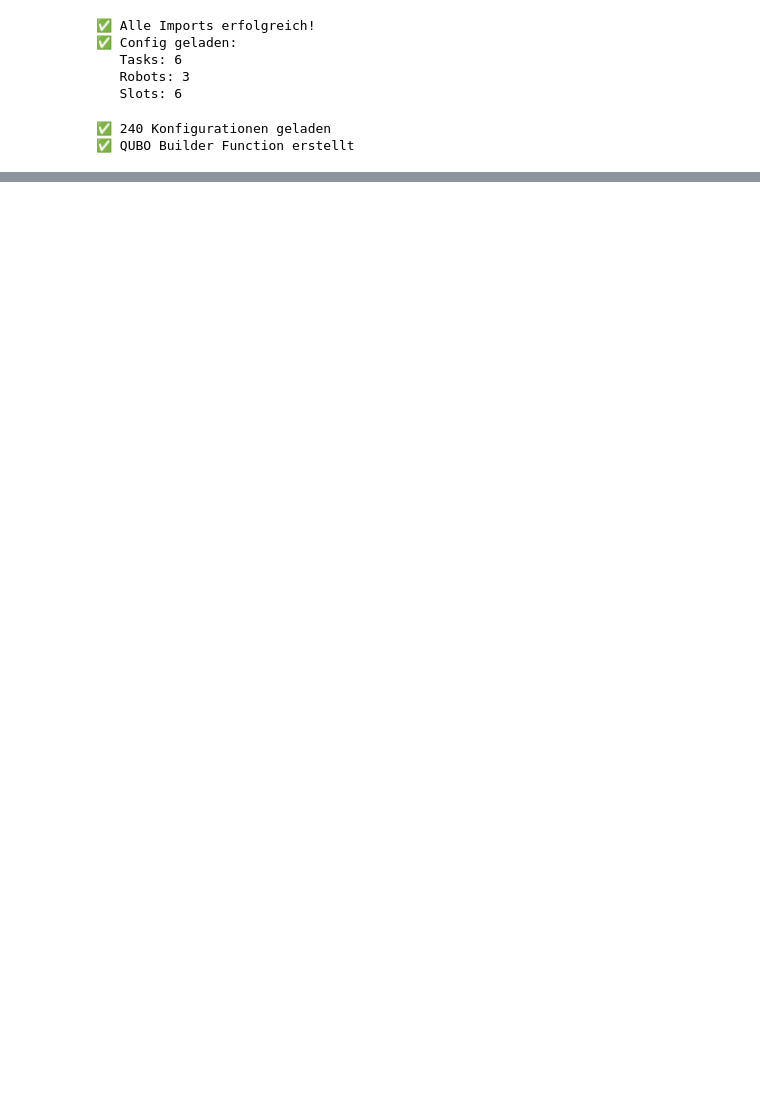
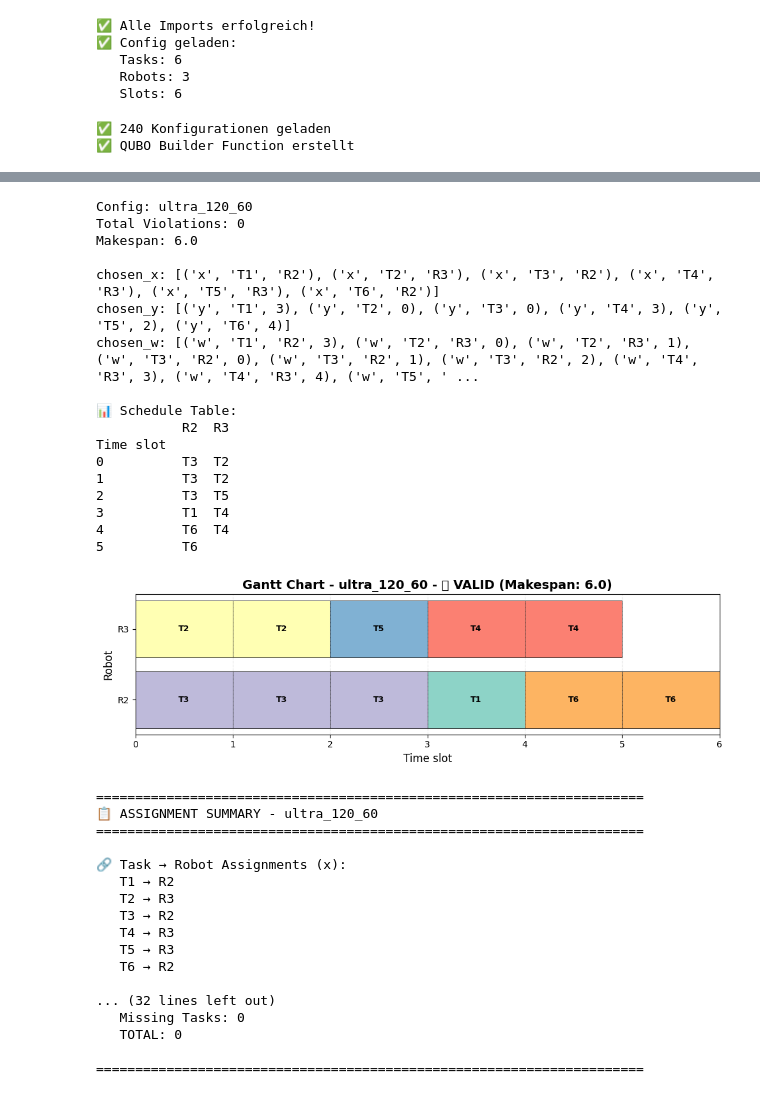
Before and after one commit to Zaponex/quantum_benchmarking, a Jupyter notebook: comparison_lagrange_weight_config.ipynb, the cells around one changed output, grey strips where cells are left out. Cells and saved outputs as stored; diff of their text form; code cells hidden in the pictures; blank space fills up the shorter version.

```diff
--- a/comparison_lagrange_weight_config.ipynb
+++ b/comparison_lagrange_weight_config.ipynb
@@ -2452,7 +2548,7 @@ for _, t, r, z in chosen_w:
 # Draw bars
 for lane, start, dur, label, color in segments:
     ax.barh(lane, dur, left=start, color=color, edgecolor='black', linewidth=0.5)
-    ax.text(start + dur/2, lane, label, va='center', ha='center', fontsize=9, fontweight='bold')
+    ax.text(start + dur/2, lane, label, va='center', ha='center', fontsize=10, fontweight='bold')
 
 ax.set_yticks(list(robot_to_lane.values()), list(robot_to_lane.keys()))
 ax.set_xlabel("Time slot", fontsize=12)
@@ -2482,33 +2578,69 @@ for _, t, r in chosen_x:
     print(f"   {t} → {r}")
 
 print("\n⏰ Task Start Times (y):")
 for _, t, z in chosen_y:
     print(f"   {t} starts at slot {z}")
 
 print("\n📅 Detailed Schedule (w):")
 for r in robots:
     print(f"\n   {r}:")
     for z in slots:
         if schedule[r][z]:
             print(f"      Slot {z}: {', '.join(schedule[r][z])}")
 
 if conflicts:
     print("\n⚠️  CONFLICTS DETECTED:")
     for r, z, ts in conflicts:
         print(f"   {r} at slot {z}: {', '.join(ts)} (OVERLAP!)")
 else:
     print("\n✅ No conflicts detected")
 
 # Violation breakdown
 print(f"\n📊 Violations Breakdown:")
 print(f"   C1 (Assignment): {row['c1_violations']}")
 print(f"   C2 (Single Start): {row['c2_violations']}")
 print(f"   C3 (Capacity): {row['c3_violations']}")
 print(f"   C4 (Precedence): {row['c4_violations']}")
 print(f"   Missing Tasks: {row['missing_tasks']}")
 print(f"   TOTAL: {row['total_violations']}")
 
 print("\n" + "="*70)
+# %% [output]
+Config: ultra_120_60
+Total Violations: 0
+Makespan: 6.0
+
+chosen_x: [('x', 'T1', 'R2'), ('x', 'T2', 'R3'), ('x', 'T3', 'R2'), ('x', 'T4', 'R3'), ('x', 'T5', 'R3'), ('x', 'T6', 'R2')]
+chosen_y: [('y', 'T1', 3), ('y', 'T2', 0), ('y', 'T3', 0), ('y', 'T4', 3), ('y', 'T5', 2), ('y', 'T6', 4)]
+chosen_w: [('w', 'T1', 'R2', 3), ('w', 'T2', 'R3', 0), ('w', 'T2', 'R3', 1), ('w', 'T3', 'R2', 0), ('w', 'T3', 'R2', 1), ('w', 'T3', 'R2', 2), ('w', 'T4', 'R3', 3), ('w', 'T4', 'R3', 4), ('w', 'T5', ' ...
+
+📊 Schedule Table:
+           R2  R3
+Time slot
+0          T3  T2
+1          T3  T2
+2          T3  T5
+3          T1  T4
+4          T6  T4
+5          T6
+[figure, added]
+======================================================================
+📋 ASSIGNMENT SUMMARY - ultra_120_60
+======================================================================
+
+🔗 Task → Robot Assignments (x):
+   T1 → R2
+   T2 → R3
+   T3 → R2
+   T4 → R3
+   T5 → R3
+   T6 → R2
+
+... (32 lines left out)
+   Missing Tasks: 0
+   TOTAL: 0
+
+======================================================================
 # %%
 """
 Paper-Style Pairwise Matrix wie im Referenzbild:
```
Also changed, not shown: parts of 11 cells of this notebook, 7 other files.
